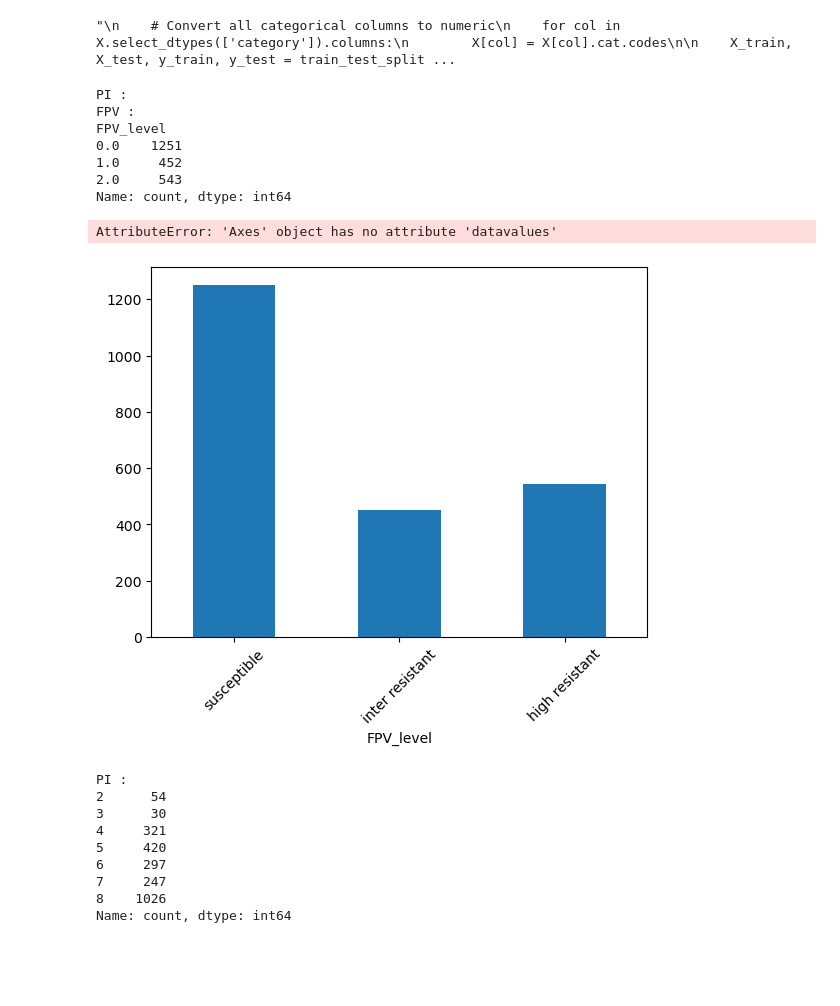
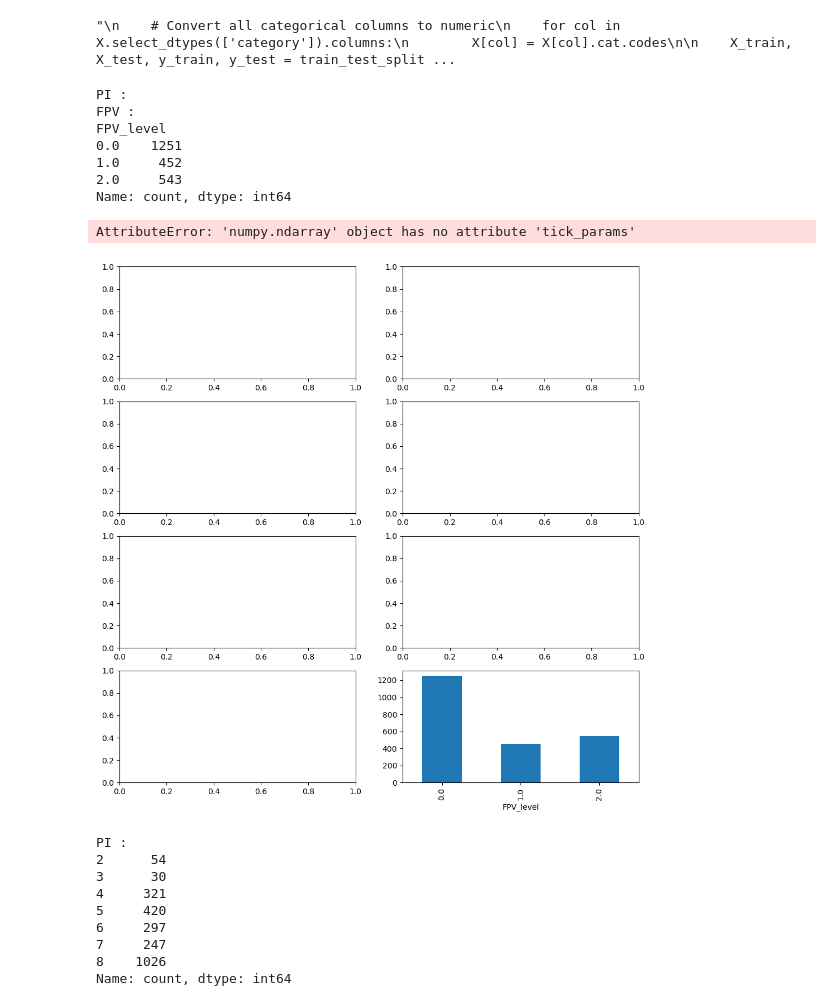
Before and after one commit to FloAvis/Masterthesis_TabPFN_HIV, a Jupyter notebook: Data_import_preprocess.ipynb, the cells around one changed output. Drawn from its saved outputs; the diff is of its cells as text; code cells hidden in the pictures; blank space fills up the shorter version.

```diff
--- a/Data_import_preprocess.ipynb
+++ b/Data_import_preprocess.ipynb
@@ -306,46 +310,50 @@ for file in files:
     #list of current drugs of the dataset
     drugs = [drug for drug in list(df.columns) if not drug.startswith("P") ]
 
-    for drug in drugs:
+    fig, axs = plt.subplots(len(drugs) // 2 + len(drugs) % 2,2,figsize=(12,12))
+
+    for i, drug in enumerate(drugs):
         #print(drug)
         tmp_drugs = drugs.copy()
         #print(tmp_drugs)
         tmp_drugs.remove(drug)
         #print(tmp_drugs)
         last_col = list(df.columns)[-1]
         dataframe = df.drop(tmp_drugs, axis=1)
 
         #print(dataframe.head())
 
         dataframe = dataframe.dropna()
 
 
         # encoding the levels of susceptibility as 0 for susceptible, 1 as partly resistant and 2 as completly resistant
         dataframe.loc[dataframe[drug] < cutoff_df.loc[drug, "lower"], drug + "_level"] = 0
         dataframe.loc[dataframe[drug] >= cutoff_df.loc[drug, "upper"], drug + "_level"] = 2
         dataframe.loc[(dataframe[drug] >= cutoff_df.loc[drug, "lower"]) & (dataframe[drug] < cutoff_df.loc[drug, "upper"]), drug + "_level"] = 1
 
         class_counts = dataframe[(drug + "_level")].value_counts(sort=False).sort_index()
 
         print(drug, ":")
         print(class_counts)
 
-        ax = class_counts.plot(kind="bar")
-        ax.tick_params("x", rotation=45)
-        ax.set_xticklabels(["susceptible", "inter resistant", "high resistant"])
-        ax.set_title('Class abundancies for ' + drug)
-        plt.show()
+        axs[i] = class_counts.plot(kind="bar")
+        axs[i].tick_params("x", rotation=45)
+        #ax.set_ylabels("# of samples")
+        axs[i].set_xticklabels(["susceptible", "inter resistant", "high resistant"])
+        axs[i].set_title('Class abundancies for ' + drug)
+
+    plt.show()
     print("------------------------------------------------------------------------------")
 # %% [output]
 PI :
 FPV :
 FPV_level
 0.0    1251
 1.0     452
 2.0     543
 Name: count, dtype: int64
-AttributeError: 'Axes' object has no attribute 'datavalues'
+AttributeError: 'numpy.ndarray' object has no attribute 'tick_params'
-[figure, old version]
+[figure, new version]
 # %%
 #checking the overlap of labels:
 
```
Also changed, not shown: parts of 1 cell of this notebook, 2 other files.
